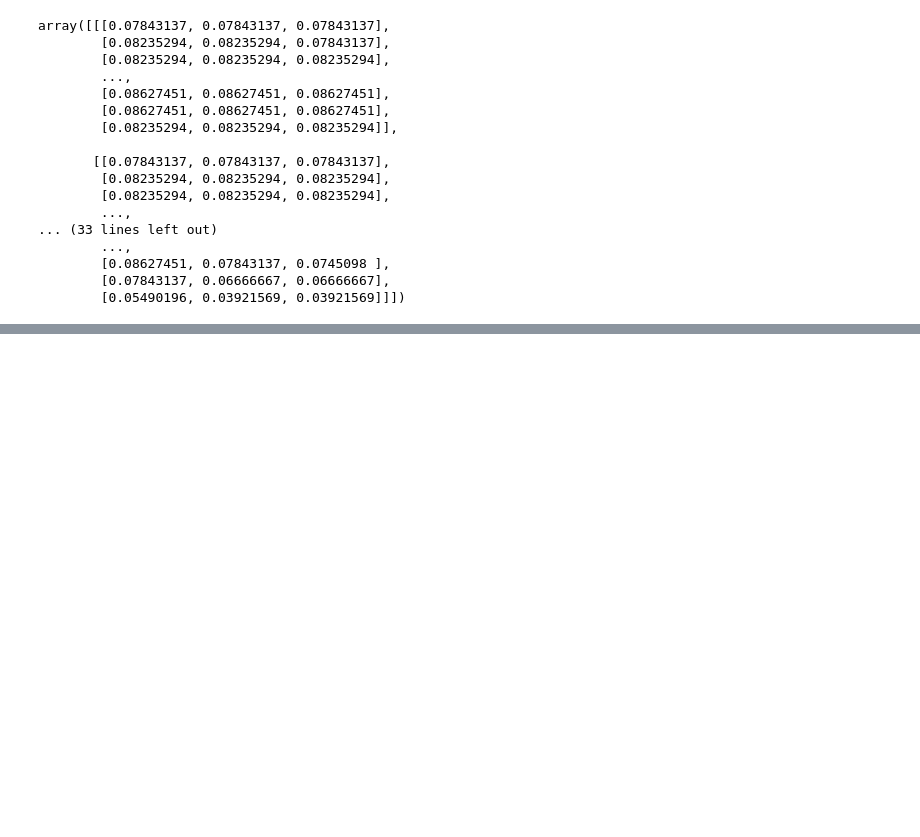
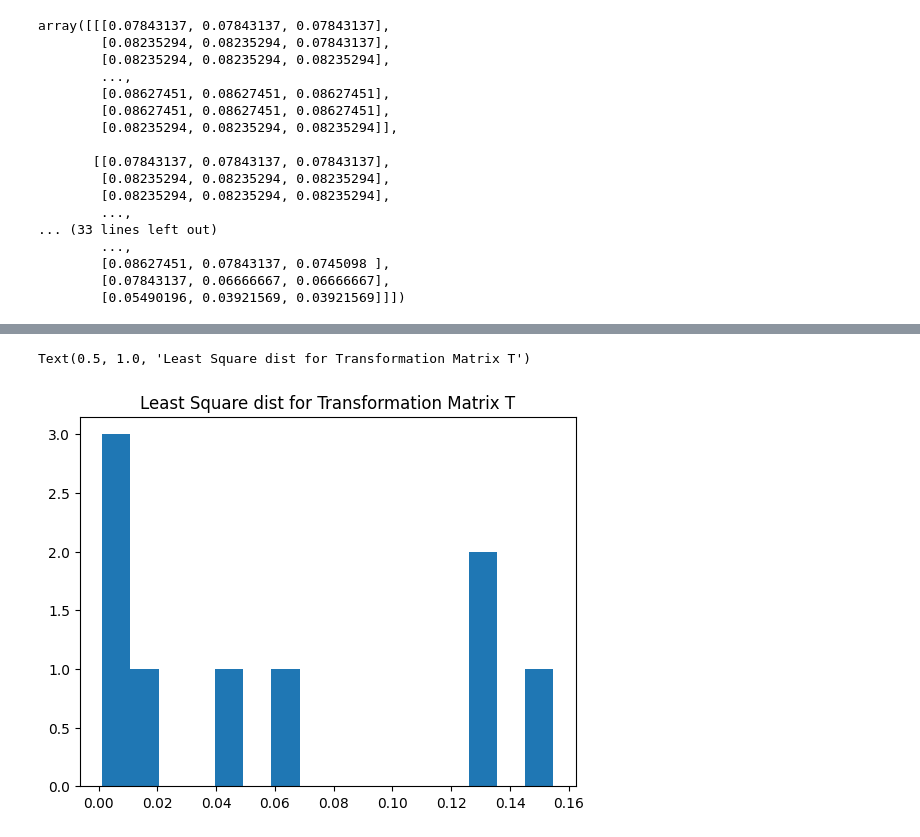
Before and after one commit to smarabattula/aros-blueberry, a Jupyter notebook: ColorCorrection.ipynb, the cells around one changed output, grey strips where cells are left out. Cells and saved outputs as stored; diff of their text form; code cells hidden in the pictures; blank space fills up the shorter version.

```diff
--- a/ColorCorrection.ipynb
+++ b/ColorCorrection.ipynb
@@ -212,0 +229,9 @@ array([[[0.07843137, 0.07843137, 0.07843137],
+# %%
+lst_sq = np.square((np.matmul(T,B).T) - bgr)
+lst_sq_row = np.sum(lst_sq,axis = 1)
+
+plt.hist(lst_sq_row,bins = 16)
+plt.title("Least Square dist for Transformation Matrix T")
+# %% [output]
+Text(0.5, 1.0, 'Least Square dist for Transformation Matrix T')
+[figure, added]
```
Also changed, not shown: parts of 11 cells of this notebook, 4 other files.
